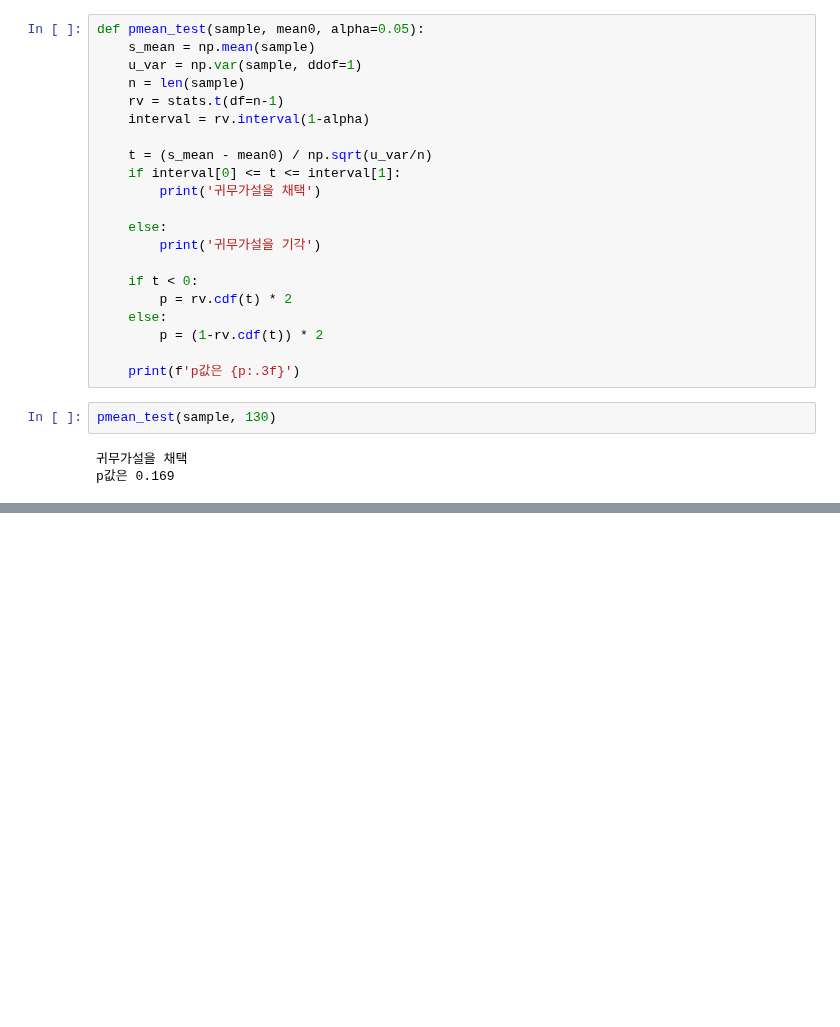
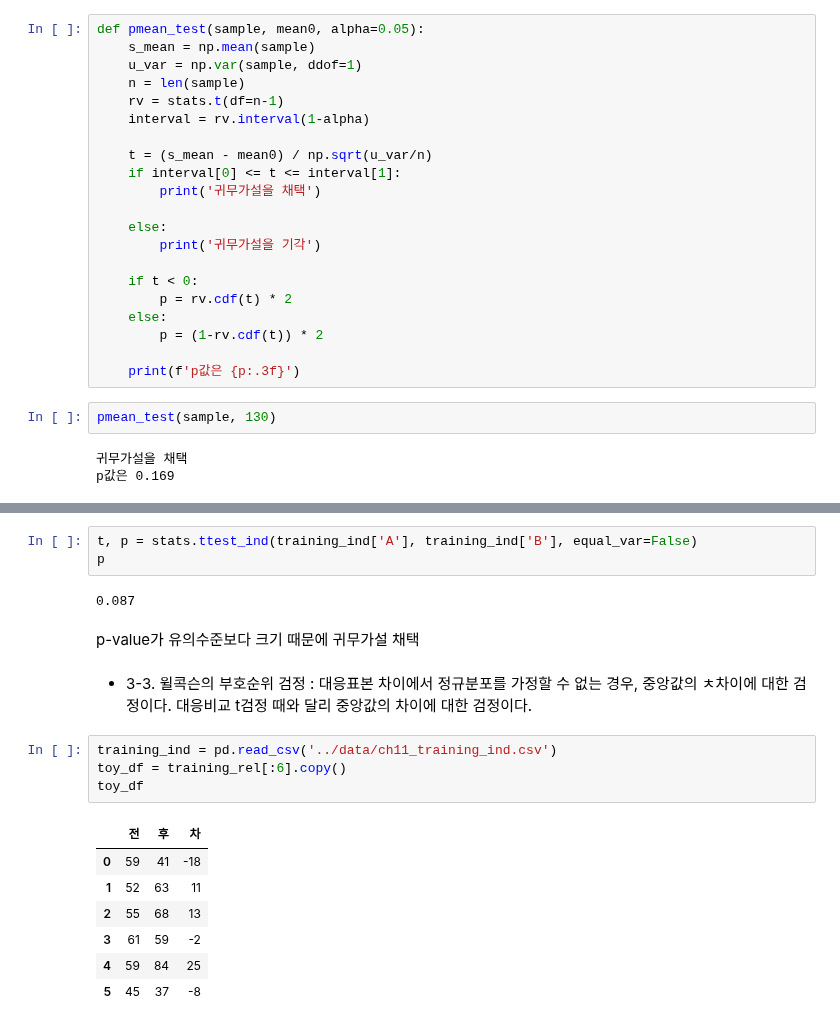
Before and after one commit to suhyehye/ADP-study, a Jupyter notebook: 누구나파이썬통계분석/11. 통계적 가설 검정/ch_11.ipynb, the cells around one changed output, grey strips where cells are left out. Cells and saved outputs as stored; diff of their text form; blank space fills up the shorter version.

```diff
--- a/누구나파이썬통계분석/11. 통계적 가설 검정/ch_11.ipynb
+++ b/누구나파이썬통계분석/11. 통계적 가설 검정/ch_11.ipynb
@@ -212,0 +266,21 @@ t, p
+# %%
+t, p = stats.ttest_ind(training_ind['A'], training_ind['B'], equal_var=False)
+p
+# %% [output]
+0.087
+# %% [markdown]
+p-value가 유의수준보다 크기 때문에 귀무가설 채택
+# %% [markdown]
+- 3-3. 윌콕슨의 부호순위 검정 : 대응표본 차이에서 정규분포를 가정할 수  없는 경우, 중앙값의 ㅊ차이에 대한 검정이다. 대응비교 t검정 때와 달리 중앙값의 차이에 대한 검정이다.
+# %%
+training_ind = pd.read_csv('../data/ch11_training_ind.csv')
+toy_df = training_rel[:6].copy()
+toy_df
+# %% [output]
+|  | 전 | 후 | 차 |
+| 0 | 59 | 41 | -18 |
+| 1 | 52 | 63 | 11 |
+| 2 | 55 | 68 | 13 |
+| 3 | 61 | 59 | -2 |
+| 4 | 59 | 84 | 25 |
+| 5 | 45 | 37 | -8 |
```
Also changed, not shown: parts of 70 cells of this notebook.
